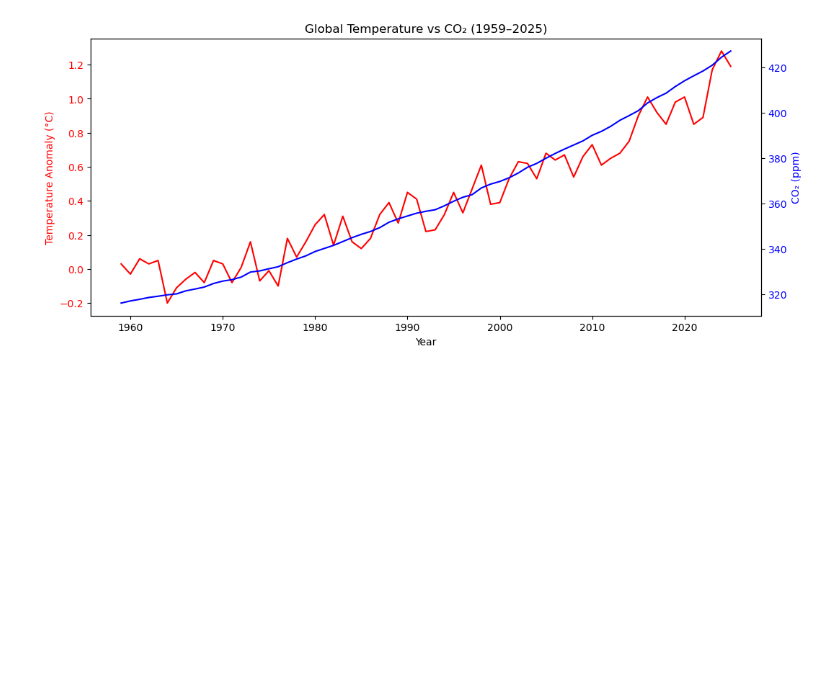
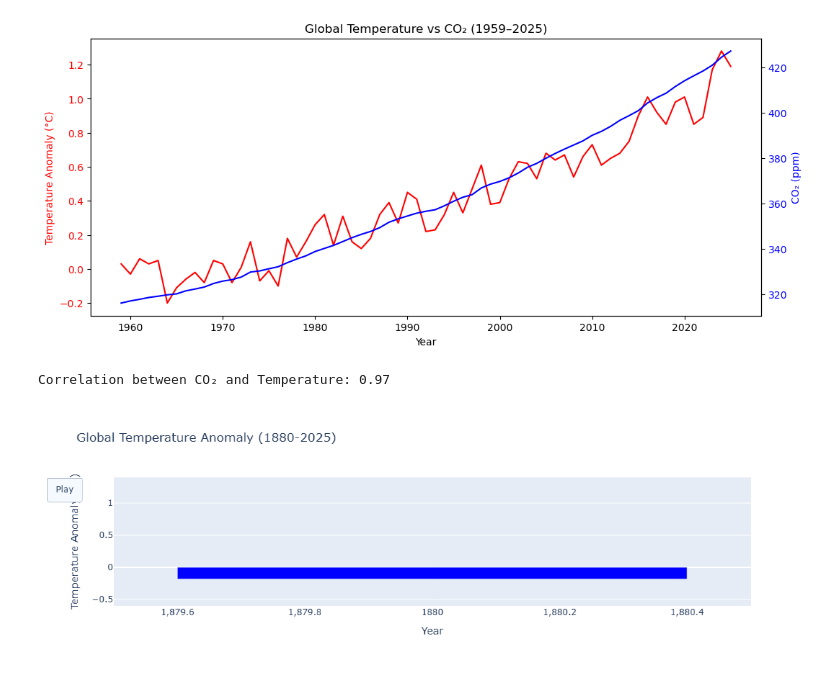
Before and after one commit to mahekshahh/climate-analysis, a Jupyter notebook: climate_analysis.ipynb, the cells around one changed output. Drawn from its saved outputs; the diff is of its cells as text; code cells hidden in the pictures; blank space fills up the shorter version.

Commit message:
added animated CO2 vs temperature plotly chart

```diff
--- a/climate_analysis.ipynb
+++ b/climate_analysis.ipynb
@@ -259,3 +259,44 @@ plt.title("Global Temperature vs CO₂ (1959–2025)")
 plt.show()
 # %% [output]
 [figure]
+# %%
+correlation = merged["J-D"].corr(merged["co2"])
+print(f"Correlation between CO₂ and Temperature: {correlation:.2f}")
+# %% [output]
+Correlation between CO₂ and Temperature: 0.97
+# %%
+import plotly.graph_objects as go
+
+frames = []
+for i in range(1, len(df)+1):
+    subset = df.iloc[:i]
+    colors = ["red" if v > 0 else "blue" for v in subset["J-D"]]
+    frame = go.Frame(
+        data=[go.Bar(x=subset["Year"], y=subset["J-D"], marker_color=colors)],
+        name=str(subset["Year"].iloc[-1])
+    )
+    frames.append(frame)
+
+fig = go.Figure(
+    data=[go.Bar(x=df["Year"].iloc[:1], y=df["J-D"].iloc[:1], marker_color=["blue"])],
+    frames=frames
+)
+
+fig.update_layout(
+    title="Global Temperature Anomaly (1880-2025)",
+    xaxis_title="Year",
+    yaxis_title="Temperature Anomaly (°C)",
+    yaxis=dict(range=[-0.6, 1.4]),  # fixed y axis
+    updatemenus=[{
+        "type": "buttons",
+        "buttons": [{
+            "label": "Play",
+            "method": "animate",
+            "args": [None, {"frame": {"duration": 120, "redraw": True}}]
+        }]
+    }]
+)
+
+fig.show()
+# %% [output]
+[figure, added]
```
Also changed, not shown: parts of 2 cells of this notebook, 1 other file.
